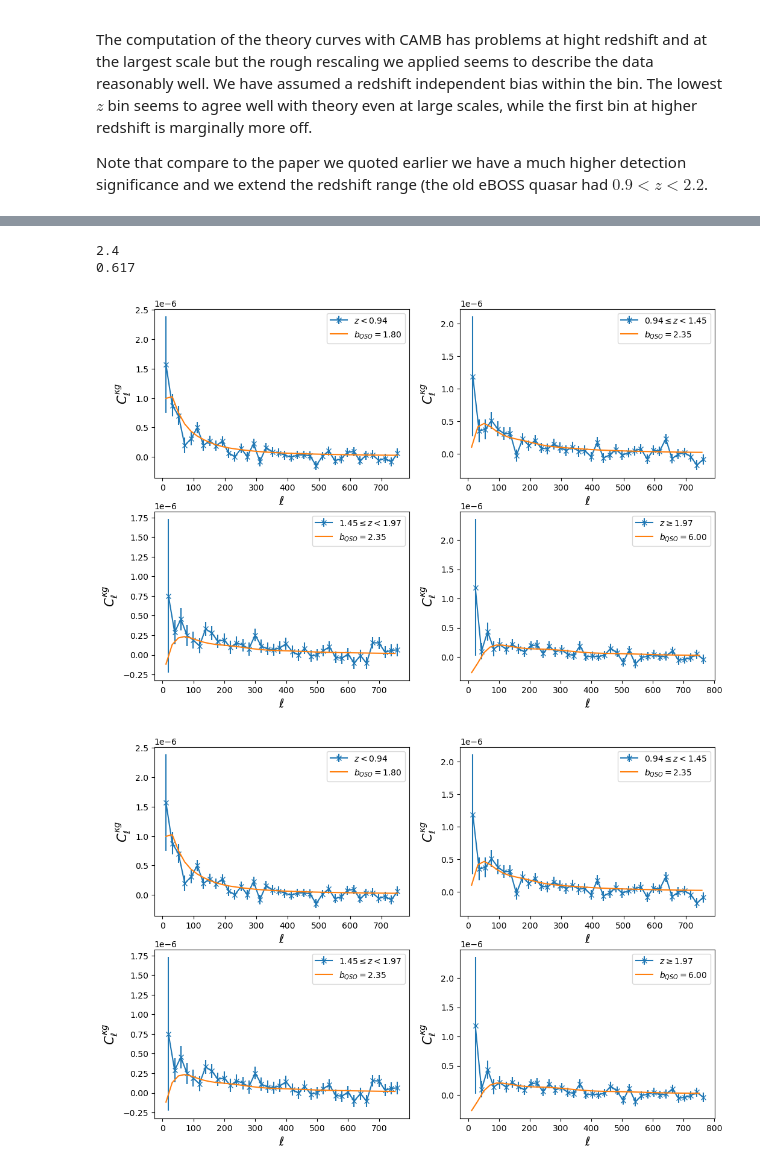
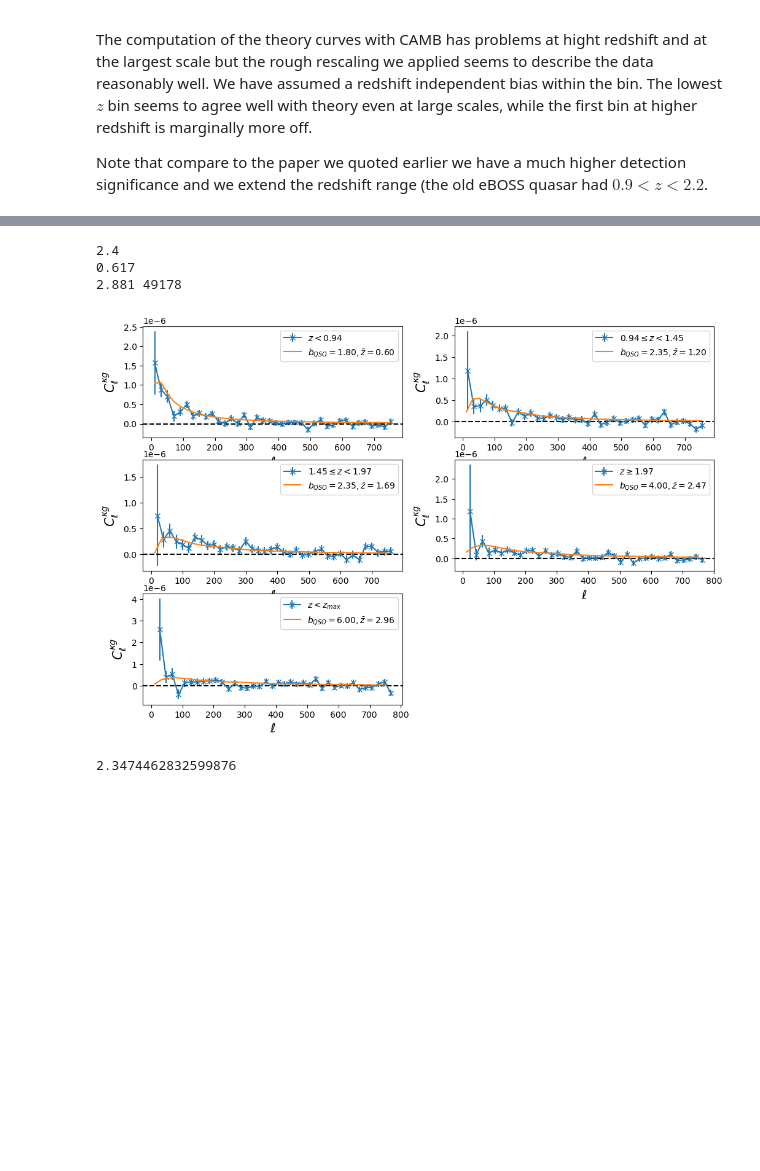
Before and after one commit to kstoreyf/gaia-quasars-lss, a Jupyter notebook: notebooks/gaia_qso_data_pstest.ipynb, the cells around one changed output, grey strips where cells are left out. Saved outputs shown, nothing was run; the diff lists cells and outputs as text; code cells hidden in the pictures; blank space fills up the shorter version.

Commit message:
high-z test

```diff
--- a/notebooks/gaia_qso_data_pstest.ipynb
+++ b/notebooks/gaia_qso_data_pstest.ipynb
@@ -830,31 +846,38 @@ z4=np.array(dndz4[0])
 pars4.SourceWindows = [SplinedSourceWindow(bias_z=b_quasar*np.ones(len(z4)), z=z4, W=W4,source_type='counts')]
 results4 = camb.get_results(pars4)
 cls4 = results4.get_source_cls_dict(raw_cl=True)
+
+pars5=init_pars()
+W5=np.array(dndz5[1])
+z5=np.array(dndz5[0])
+pars5.SourceWindows = [SplinedSourceWindow(bias_z=b_quasar*np.ones(len(z5)), z=z5, W=W4,source_type='counts')]
+results5 = camb.get_results(pars5)
+cls5 = results5.get_source_cls_dict(raw_cl=True)
 # %% [markdown]
 The maps are computed following the steps used for the full sample
 # %%
 
-mask_z1 = z<bounds[0]
-mask_z2 = (z>=bounds[0])&(z<bounds[1])
-mask_z3 = (z>=bounds[1])&(z<bounds[2])
-mask_z4 = z>=bounds[2]
 
 mz1 = make_counts(nside,gs.l.value[mask_z1],gs.b.value[mask_z1])
 mz2 = make_counts(nside,gs.l.value[mask_z2],gs.b.value[mask_z2])
 mz3 = make_counts(nside,gs.l.value[mask_z3],gs.b.value[mask_z3])
 mz4 = make_counts(nside,gs.l.value[mask_z4],gs.b.value[mask_z4])
+mz5 = make_counts(nside,gs.l.value[mask_z5],gs.b.value[mask_z5])
 
 nbar_z1 = np.mean(mz1[binmask!=0])
 nbar_z2 = np.mean(mz2[binmask!=0])
 nbar_z3 = np.mean(mz3[binmask!=0])
 nbar_z4 = np.mean(mz4[binmask!=0])
+nbar_z5 = np.mean(mz5[binmask!=0])
 
 cz1 = mz1/nbar_z1- 1
 cz2 = mz2/nbar_z2- 1
 cz3 = mz3/nbar_z3- 1
 cz4 = mz4/nbar_z4- 1
+cz5 = mz5/nbar_z5- 1
 print("nbar full",nbar)
 print("nbar zbins",nbar_z1,nbar_z2,nbar_z3,nbar_z4)
+print("nbar zbin high z",nbar_z5)
 # %% [output]
 nbar full 1.2225455565615475
 nbar zbins 0.29384970479093075 0.3041176245552736 0.306785345388235 0.31779288182710824
@@ -868,15 +892,15 @@ clkk_cz = compute_master(f0,f0,w)[0]
 clkg_cz=[]
 clgg_cz=[]
 
-clgg_th_z = [cls1['W1xW1'],cls2['W1xW1'],cls3['W1xW1'],cls4['W1xW1'],cls['W1xW1']]
-clkg_th_z = [cls1['PxW1']*p2k,cls2['PxW1']*p2k,cls3['PxW1']*p2k,cls4['PxW1']*p2k,cls['W1xW1']]
+clgg_th_z = [cls1['W1xW1'],cls2['W1xW1'],cls3['W1xW1'],cls4['W1xW1'],cls5['W1xW1'],cls['W1xW1']]
+clkg_th_z = [cls1['PxW1']*p2k,cls2['PxW1']*p2k,cls3['PxW1']*p2k,cls4['PxW1']*p2k,cls5['PxW1']*p2k,cls['W1xW1']]
 
 cl_gg_thcz_binned = []
 cl_kg_thcz_binned = []
 
 
 
-for i,cmap in enumerate([cz1,cz2,cz3,cz4,c]):
+for i,cmap in enumerate([cz1,cz2,cz3,cz4,cz5,c]):
     fcz = nmt.NmtField(apomask_gal50, [cmap],beam=beam) # corrects for pixel window as klr computed from downgrade
 
     clkg_cz.append( compute_master(f0,fcz,w)[0])
@@ -897,7 +921,9 @@ zlabels=['$z<%.2f$'%bounds[0],'$%.2f\leq z<%.2f$'%(bounds[0],bounds[1]),'$%.2f\l
 '$z\geq %.2f$'%bounds[-1],'$z<z_{max}$']
 
 plotid=320
-bias_rescaling=[1.8/b_quasar,1,1,6./b_quasar]
+bias_rescaling=[1.8/b_quasar,2.35/b_quasar,2.35/b_quasar,4./b_quasar,6./b_quasar]
+median_z = [np.mean(zcat[mask_z1]),np.mean(zcat[mask_z2]),np.mean(zcat[mask_z3]),
+            np.mean(zcat[mask_z4]),np.mean(zcat[mask_z5])]
 
 pl.figure(figsize=(12,8))
 
@@ -907,7 +933,7 @@ for i,clkg_czi in enumerate(clkg_cz[:-1]):
     dki_z1 = np.sqrt(clkk_cz*clgg_cz[i] + clkg_czi**2)/np.sqrt((2*lb+1)*delta_b*np.mean(apomask_gal50))
     pl.errorbar(lb+4*i,clkg_czi,yerr=dki_z1,ls='-',marker='x',label=zlabels[i])
     pl.errorbar(lb,bias_rescaling[i]*cl_kg_thcz_binned[i],ls='-',
-                marker='',label='$b_{QSO}=%.2f$'%(b_quasar*bias_rescaling[i]))
+                marker='',label='$b_{QSO}=%.2f, \\bar{z}=%.2f$'%(b_quasar*bias_rescaling[i],median_z[i]))
     #pl.errorbar(lb,cl_kg_thcz_binned[i],ls='-',marker='')
 #pl.errorbar(lb,clgg_cz[-1],ls='-',marker='x',label=zlabels[i])
 #pl.errorbar(lb,cl_kg_th_binned,color='black')
@@ -920,7 +946,7 @@ for i,clkg_czi in enumerate(clkg_cz[:-1]):
 
 #pl.show()
 
-pl.subplot(325)
+pl.subplot(326)
 for i,clgg_czi in enumerate(clgg_cz[:-1]):
     pl.errorbar(lb,clgg_czi,ls='-',marker='x',label=zlabels[i])
 
@@ -939,35 +965,43 @@ pl.show()
 # %%
-print(np.median(z[z>2]))
-print(np.median(z[z<0.94]))
+print(np.median(zcat[zcat>2]))
+print(np.median(zcat[zcat<0.94]))
+print(np.median(zcat[zcat>2.6]),len(zcat[zcat>2.6]))
 # %% [output]
 2.4
 0.617
+2.881 49178
 # %%
 zlabels=['$z<%.2f$'%bounds[0],'$%.2f\leq z<%.2f$'%(bounds[0],bounds[1]),'$%.2f\leq z<%.2f$'%(bounds[1],bounds[2]),
 '$z\geq %.2f$'%bounds[-1],'$z<z_{max}$']
 
-plotid=220
-bias_rescaling=[1.8/b_quasar,1,1,6./b_quasar]
+plotid=320
+bias_rescaling=[1.8/b_quasar,2.35/b_quasar,2.35/b_quasar,4./b_quasar,6./b_quasar]
+median_z = [np.mean(zcat[mask_z1]),np.mean(zcat[mask_z2]),np.mean(zcat[mask_z3]),
+            np.mean(zcat[mask_z4]),np.mean(zcat[mask_z5])]
 
 pl.figure(figsize=(12,8))
 
 for i,clkg_czi in enumerate(clkg_cz[:-1]):
     pl.subplot(int(plotid+i+1))
     #errorbar
     dki_z1 = np.sqrt(clkk_cz*clgg_cz[i] + clkg_czi**2)/np.sqrt((2*lb+1)*delta_b*np.mean(apomask_gal50))
     pl.errorbar(lb+4*i,clkg_czi,yerr=dki_z1,ls='-',marker='x',label=zlabels[i])
     pl.errorbar(lb,bias_rescaling[i]*cl_kg_thcz_binned[i],ls='-',
-                marker='',label='$b_{QSO}=%.2f$'%(b_quasar*bias_rescaling[i]))
+                marker='',label='$b_{QSO}=%.2f, \\bar{z}=%.2f$'%(b_quasar*bias_rescaling[i],median_z[i]))
+    pl.axhline(0,color='black',ls='--')
     #pl.errorbar(lb,cl_kg_thcz_binned[i],ls='-',marker='')
 #pl.errorbar(lb,clgg_cz[-1],ls='-',marker='x',label=zlabels[i])
 #pl.errorbar(lb,cl_kg_th_binned,color='black')
 #pl.ylim(2e-08,2e-06)
     pl.legend()
     #pl.xscale('log')
     #pl.yscale('log')
     pl.xlabel('$\ell$',size=15)
     pl.ylabel('$C^{\kappa g}_\ell$',size=15)
 pl.show()
 # %% [output]
-[figure, old version]
+[figure, new version]
-[figure, removed]
+# %%
+np.median(z)
+# %% [output]
+2.3474462832599876
```
Also changed, not shown: parts of 20 cells of this notebook.
